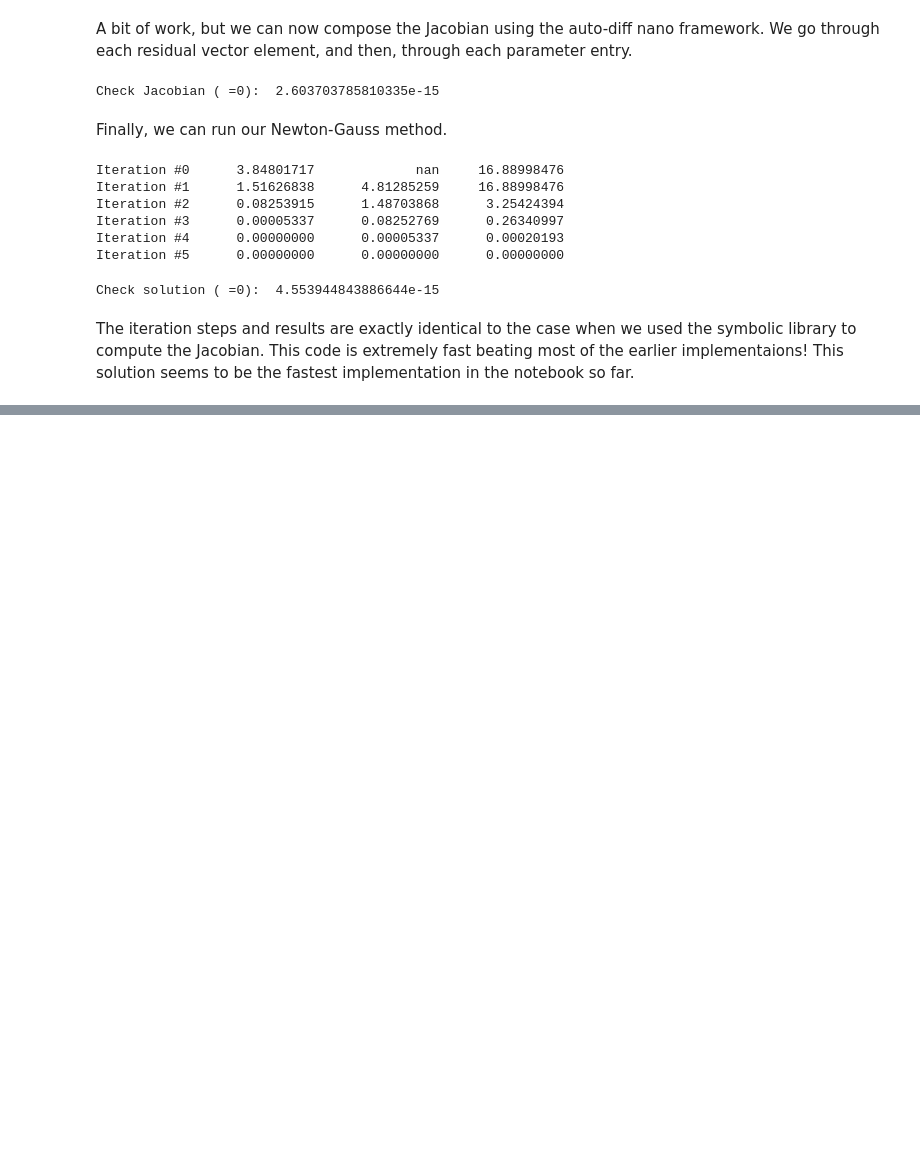
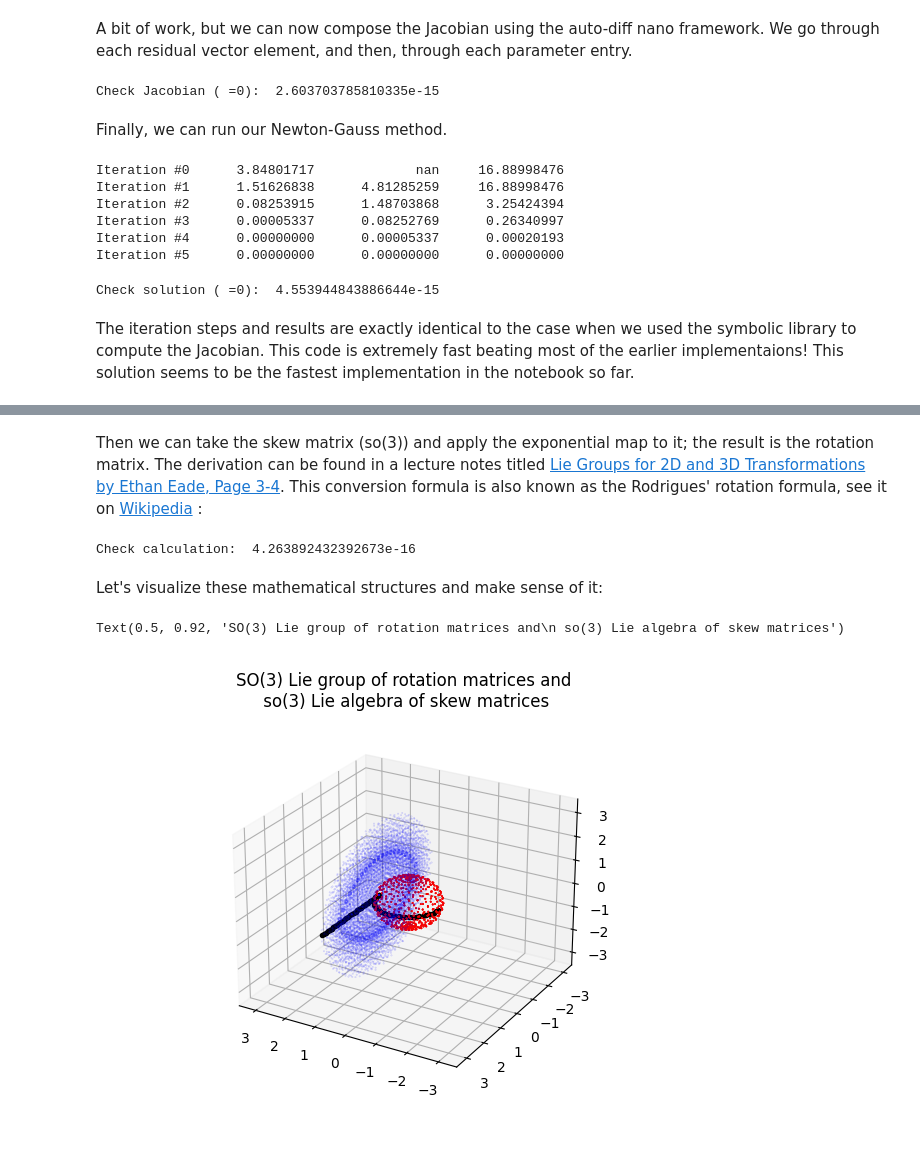
Before and after one commit to zkoppanyi/uni, a Jupyter notebook: materials/point_cloud_transform.ipynb, the cells around one changed output, grey strips where cells are left out. Saved outputs shown, nothing was run; the diff lists cells and outputs as text; code cells hidden in the pictures; blank space fills up the shorter version.

```diff
--- a/materials/point_cloud_transform.ipynb
+++ b/materials/point_cloud_transform.ipynb
@@ -6,6 +6,21 @@ import numpy as np
 from scipy.spatial.transform import Rotation
 import matplotlib.pyplot as plt
 import math
+
+def set_3d_axes_equal(ax):
+    x_limits = ax.get_xlim3d()
+    y_limits = ax.get_ylim3d()
+    z_limits = ax.get_zlim3d()
+    x_range = abs(x_limits[1] - x_limits[0])
+    x_middle = np.mean(x_limits)
+    y_range = abs(y_limits[1] - y_limits[0])
+    y_middle = np.mean(y_limits)
+    z_range = abs(z_limits[1] - z_limits[0])
+    z_middle = np.mean(z_limits)
+    plot_radius = 0.5*max([x_range, y_range, z_range])
+    ax.set_xlim3d([x_middle - plot_radius, x_middle + plot_radius])
+    ax.set_ylim3d([y_middle - plot_radius, y_middle + plot_radius])
+    ax.set_zlim3d([z_middle - plot_radius, z_middle + plot_radius])
 # %% [markdown]
 # Problem definiation
 # %%
@@ -599,0 +820,2 @@ The iteration steps and results are exactly identical to the case when we used t
+# %% [markdown]
+Then we can take the skew matrix (so(3)) and apply the exponential map to it; the result is the rotation matrix. The derivation can be found in a lecture notes titled [Lie Groups for 2D and 3D Transformations by Ethan Eade, Page 3-4](https://www.ethaneade.com/lie.pdf). This conversion formula is also known as the Rodrigues' rotation formula, see it on [Wikipedia](https://en.wikipedia.org/wiki/Rodrigues%27_rotation_formula) :
@@ -599,0 +826,62 @@ The iteration steps and results are exactly identical to the case when we used t
+# %%
+#R_gt = Rotation.from_euler('ZYX', ypr_gt, degrees=False).as_matrix()
+print('Check calculation: ', np.linalg.norm(R_gt_lie - R_gt))
+# %% [output]
+Check calculation:  4.263892432392673e-16
+# %% [markdown]
+Let's visualize these mathematical structures and make sense of it:
+# %%
+tangent_pt = np.array([1, 0, 0])
+
+# Let's create the surfaces by visualizing their transformation on a 3D vector tangent_pt
+SO3_surface = []
+so3_surface = []
+for yaw in np.arange(-pi, pi, 0.3):                    # sample points at possible Euler
+  for pitch in np.arange(-pi, pi, 0.3):                # angles to construct SO(3)
+    for roll in np.arange(-pi, pi, 0.3):
+        R = R_x([yaw, pitch, roll])                    # construct rotation matrix SO(3)
+        pt_ = R @ tangent_pt
+        SO3_surface.append(pt_)
+
+        omega = np.arccos((np.trace(R)-1)/2)
+        S = (omega/(2*np.sin(omega))) * (R - R.T)      # SO(3) -> so(3)
+        pt_ = S @ tangent_pt
+        so3_surface.append(pt_)
+
+SO3_surface = np.array(SO3_surface)
+so3_surface = np.array(so3_surface)
+so3_surface += tangent_pt                              # this will move the points to the identity SO(3) * tangent_pt
+
+# plotting the SO(3) and so(3) surfaces
+plt.figure(figsize=(6,5))
+ax = plt.axes(projection='3d')
+ax.scatter3D(SO3_surface[:,0], SO3_surface[:,1], SO3_surface[:,2], c='r', s=0.1, alpha=0.2)
+ax.scatter3D(so3_surface[:,0], so3_surface[:,1], so3_surface[:,2], c='b', s=0.1, alpha=0.2)
+
+# We will create a trajectory in R^3 and show how this trajectory looks like in so(3) and SO(3)
+SO3_line = []
+so3_line = []
+for w_i in np.arange(0.0001, pi, 0.1):
+    w = [0, 0, w_i]
+    S = np.array([[0, -w[2], w[1]], [w[2], 0, -w[0]], [-w[1], w[0], 0]])            # R^3 -> so(3)
+    pt_ = S @ tangent_pt
+    so3_line.append(pt_)
+
+    omega = (w[0]**2 + w[1]**2 + w[2]**2)**(1/2)
+    R = np.eye(3) + (math.sin(omega)/omega)*S + ((1-math.cos(omega))/omega**2)*S@S  # so(3) -> SO(3)
+    pt_ = R @ tangent_pt
+    SO3_line.append(pt_)
+
+SO3_line = np.array(SO3_line)
+so3_line = np.array(so3_line)
+so3_line += tangent_pt
+
+# plotting the trajectory
+ax.plot3D(SO3_line[:,0], SO3_line[:,1], SO3_line[:,2], 'k.-', markersize=6)
+ax.plot3D(so3_line[:,0], so3_line[:,1], so3_line[:,2], 'k.-', markersize=6)
+set_3d_axes_equal(ax)
+ax.view_init(elev=25, azim=120)
+ax.set_title('SO(3) Lie group of rotation matrices and\n so(3) Lie algebra of skew matrices')
+# %% [output]
+Text(0.5, 0.92, 'SO(3) Lie group of rotation matrices and\n so(3) Lie algebra of skew matrices')
+[figure, added]
```
Also changed, not shown: parts of 61 cells of this notebook.
